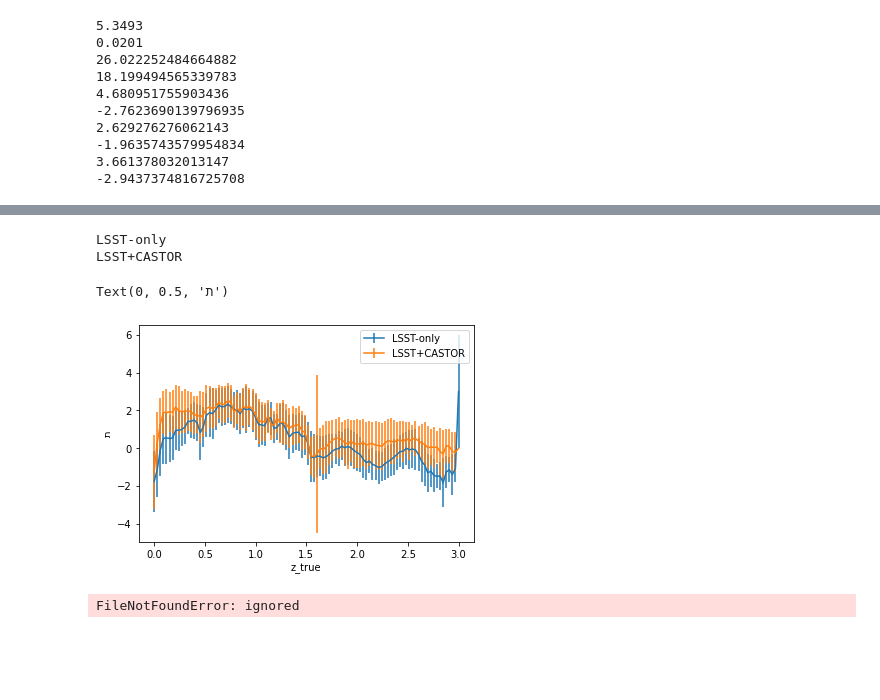
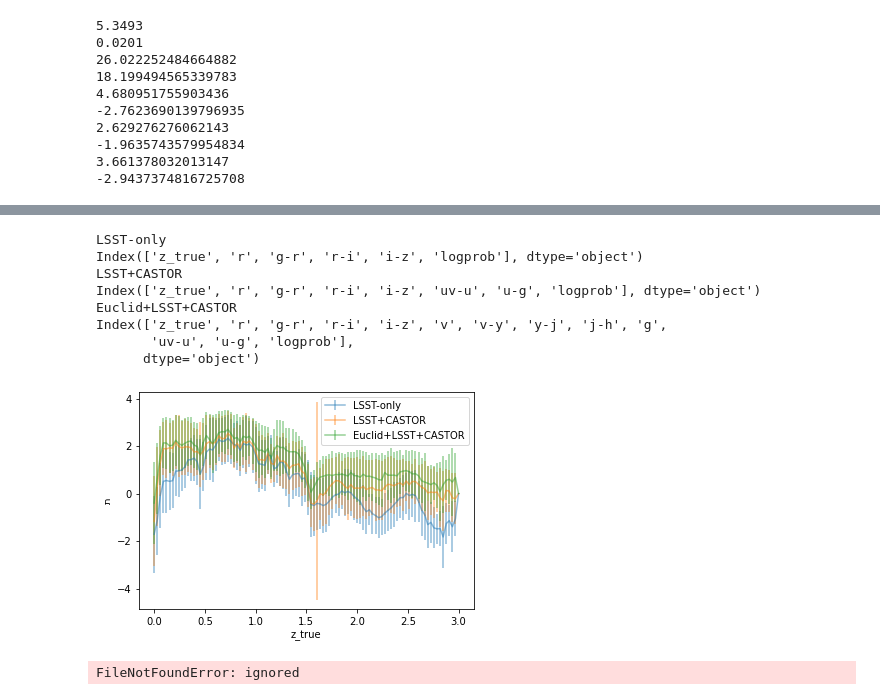
Before and after one commit to aimalz/CASTORpz, a Jupyter notebook: TheLastMetric.ipynb, the cells around one changed output, grey strips where cells are left out. Saved outputs shown, nothing was run; the diff lists cells and outputs as text; code cells hidden in the pictures; blank space fills up the shorter version.

Commit message:
also with Euclid

```diff
--- a/TheLastMetric.ipynb
+++ b/TheLastMetric.ipynb
@@ -392,7 +444,7 @@ len(cat)
 # post_trained = {}
 # %%
 # tav_train, tav_test = {}, {}
-for os in ['LSST+CASTOR']:
+for os in ['Euclid-only', 'Euclid+CASTOR', 'Euclid+LSST+CASTOR', 'Euclid+LSST']:#:
     ens  = ensembles[os]
     # get the data and make a train and test set
     cat = catalogs[os]
@@ -465 +548,5 @@ post_trained
+# %%
+just_tav = {}
+for os in ['LSST-only','LSST+CASTOR','Euclid+LSST','Euclid+LSST+CASTOR']:
+  just_tav[os] = post_trained[os].log_prob(catalogs[os])
 # %%
@@ -474,4 +562 @@ Text(0.5, 0, '$\\mathbb{E}_{z, x_{phot}} \\left[ q_\\theta(z | x_{phot}) \\right
-# %%
-for os in ['LSST-only', 'LSST+CASTOR']:
- catalogs[os]['logprob'] = post_trained[os].log_prob(catalogs[os])
 # %%
@@ -492,10 +578,14 @@ for os in ['LSST-only', 'LSST+CASTOR']:
 zbins = np.linspace(0, 3, 100)
 avgtav = {}
 errtav = {}
-for os in ['LSST-only', 'LSST+CASTOR']:
+for os in ['LSST-only','LSST+CASTOR','Euclid+LSST+CASTOR']:
   print(os)
   plotran = np.empty_like(zbins)
   ploterr = np.empty_like(zbins)
+  print(catalogs[os].columns)
+  if 'logprob' not in catalogs[os].columns.values:
+    catalogs[os]['logprob'] = just_tav[os]
+    print(catalogs[os].columns)
   for i, zmin in enumerate(zbins[:-1]):
     zmax = zbins[i+1]
     subset = catalogs[os][(catalogs[os]['z_true'] >= zmin) & (catalogs[os]['z_true'] < zmax)]
@@ -509,16 +599,22 @@ for os in ['LSST-only', 'LSST+CASTOR']:
   errtav[os] = ploterr
 # %% [output]
 LSST-only
+Index(['z_true', 'r', 'g-r', 'r-i', 'i-z', 'logprob'], dtype='object')
 LSST+CASTOR
+Index(['z_true', 'r', 'g-r', 'r-i', 'i-z', 'uv-u', 'u-g', 'logprob'], dtype='object')
+Euclid+LSST+CASTOR
+Index(['z_true', 'r', 'g-r', 'r-i', 'i-z', 'v', 'v-y', 'y-j', 'j-h', 'g',
+       'uv-u', 'u-g', 'logprob'],
+      dtype='object')
 # %%
-for os in ['LSST-only', 'LSST+CASTOR']:
-  plt.errorbar(zbins, avgtav[os], errtav[os], label=os)
+for os in ['LSST-only','LSST+CASTOR','Euclid+LSST+CASTOR']:
+  plt.errorbar(zbins, avgtav[os], errtav[os], label=os, alpha=0.5)
 plt.legend()
 plt.xlabel('z_true')
 plt.ylabel(chr(0x05ea))
+plt.savefig(prepend+'all_combos_over_z.pdf')
 # %% [output]
-Text(0, 0.5, 'ת')
-[figure, old version]
+[figure, new version]
 # %%
 # loss
 # %%
```
Also changed, not shown: parts of 17 cells of this notebook.
